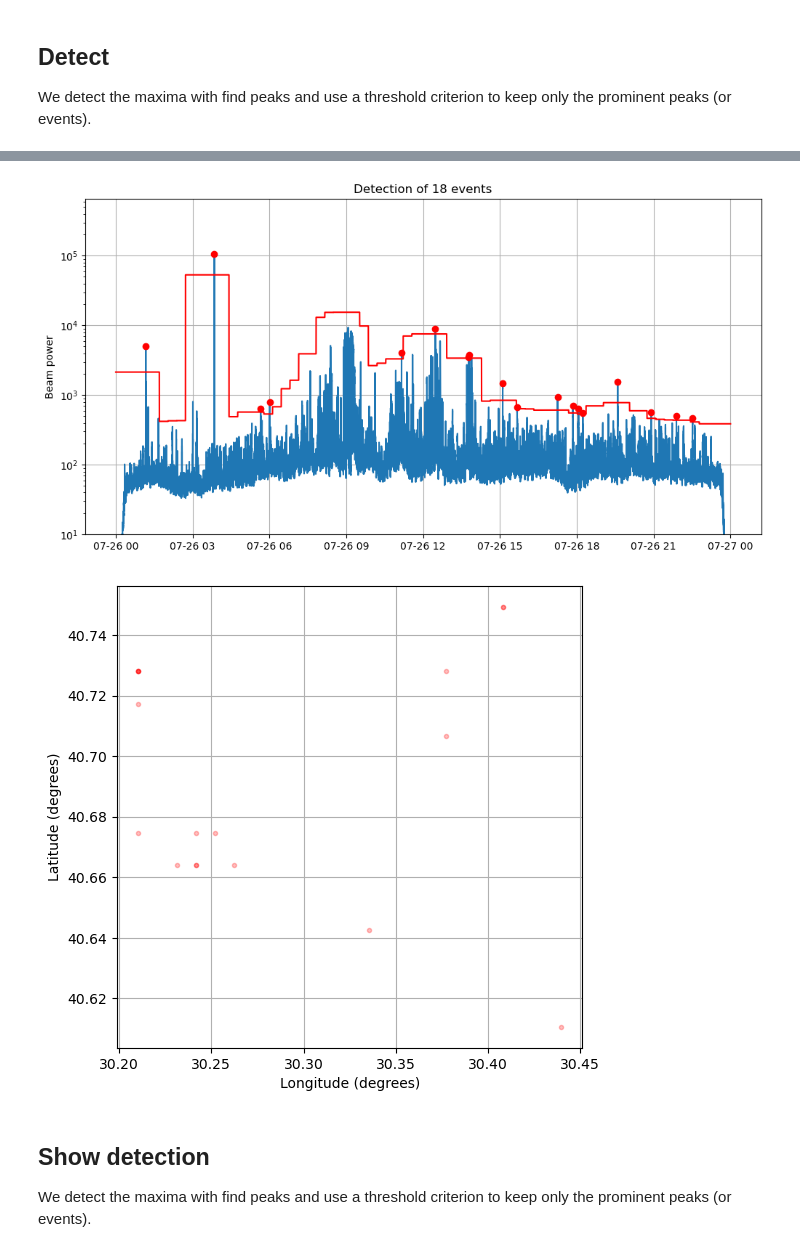
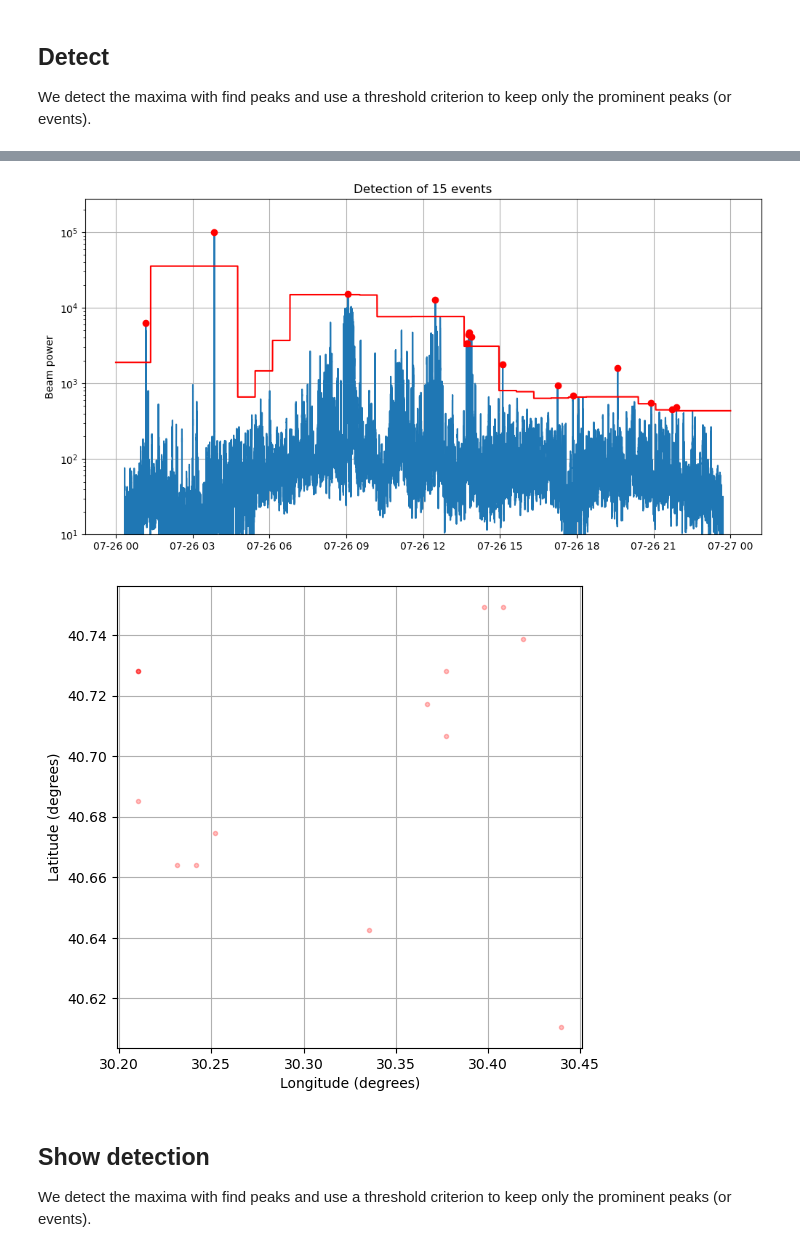
Before and after one commit to ebeauce/beampower, a Jupyter notebook: notebooks/3_beampower.ipynb, the cells around one changed output, grey strips where cells are left out. Saved outputs shown, nothing was run; the diff lists cells and outputs as text; code cells hidden in the pictures.

```diff
--- a/notebooks/3_beampower.ipynb
+++ b/notebooks/3_beampower.ipynb
@@ -58,13 +61,15 @@ def envelope(x):
     array-like
         The envelope of x with same shape than x.
     """
+
+    # Envelope
+    x = np.abs(signal.hilbert(x))
+
     # Normalization
     x_mad = scimad(x)
     x_mad = 1.0 if x_mad == 0.0 else x_mad
-
-    # Envelope
-    x = np.abs(signal.hilbert(x / x_mad))
+    x = (x - np.median(x)) / x_mad
 
     # Clip
-    x_max = 10.0 ** (5.0 * stats.median_abs_deviation(x))
+    x_max = 10.0 ** 5.0
     return x.clip(None, x_max)
@@ -91,17 +98,21 @@ COMPONENTS = ["N", "E", "Z"]
 num_stations = len(network)
 num_components = len(COMPONENTS)
 
-# Header
+# Find the miniseed files and read them with obspy's read function
 filepaths_waveforms = glob.glob(DIRPATH_WAVEFORMS)
 traces = read(DIRPATH_WAVEFORMS)
 
+# set the num_samples variables to 1 day (some traces may have num_samples+1 samples because of
+# time rounding errors when downloading and preprocessing the data)
+num_samples = int(24. * 3600. * traces[0].stats.sampling_rate)
+
 waveform_features = np.zeros(
-    (num_stations, num_components, len(traces[0].data)), dtype=np.float32
+    (num_stations, num_components, num_samples), dtype=np.float32
 )
 for s, sta in enumerate(network.code):
     for c, cp in enumerate(COMPONENTS):
         tr = traces.select(station=sta, component=cp)[0]
-        waveform_features[s, c, :] = envelope(tr.data)
+        waveform_features[s, c, :] = envelope(tr.data)[..., :num_samples]
 # %% [markdown]
 ## Show an example envelope
 
@@ -301,41 +317,49 @@ def time_dependent_threshold(
     )
     return threshold
 # %%
+# the detection threshold is evaluated in a sliding window with duration SLIDING_WINDOW_DURATION_SEC
+SLIDING_WINDOW_DURATION_SEC = 7200.
+# within each sliding window, the detection threshold is the mean (median) + NUM_DEV the standard deviation (median absolute deviation)
+NUM_DEV = 8.
+
 # compute the time-dependent detection threshold
-window_length = int(3600 * sampling_rate)
-threshold = time_dependent_threshold(beam_max, window_length, num_dev=8., threshold_type="rms")
+window_length = int(SLIDING_WINDOW_DURATION_SEC * sampling_rate)
+threshold = time_dependent_threshold(beam_max, window_length, num_dev=NUM_DEV, threshold_type="rms")
 # %%
 MIN_DETECTION_INTERVAL = int(60 * sampling_rate)
 
 # Detect
-peaks, _ = signal.find_peaks(beam_max, distance=MIN_DETECTION_INTERVAL)
+peaks, peak_properties = signal.find_peaks(beam_max, distance=MIN_DETECTION_INTERVAL)
+# scipy's find_peaks function has a lot of interesting parameters you can play with. For example,
+# the "prominence" parameter may help discard flat peaks that are typical of when a single station
+# dominates a beam
+# peaks, peak_properties = signal.find_peaks(beam_max, distance=MIN_DETECTION_INTERVAL, prominence=50, wlen=int(1. * sampling_rate))
 peaks = peaks[beam_max[peaks] > threshold[peaks]]
 
 # Show
 fig_beam = plt.figure("beam", figsize=(12, 6))
 
-times = pd.to_datetime(traces[0].times("timestamp"), unit="s")
+times = pd.to_datetime(traces[0].times("timestamp")[:num_samples], unit="s").copy()
 
 plt.plot(times, beam_max)
 plt.plot(times, threshold, color="r")
 plt.plot(times[peaks], beam_max[peaks], marker="o", ls="", color="r", label="Detections")
 
 plt.semilogy()
 plt.ylim(bottom=10)
 plt.ylabel("Beam power")
 plt.grid()
 plt.title(f"Detection of {len(peaks)} events")
 plt.show()
 
 fig_events = plt.figure("epicenters", figsize=(6, 6))
 plt.plot(source_coordinates["longitude"][beam_argmax[peaks]], source_coordinates["latitude"][beam_argmax[peaks]], ".r", alpha=0.25)
 plt.xlabel("Longitude (degrees)")
 plt.ylabel("Latitude (degrees)")
-# plt.gca().invert_yaxis()
 plt.grid()
 # %% [output]
-[figure, old version]
+[figure, new version]
-[figure, old version]
+[figure, new version]
 # %% [markdown]
 ## Show detection
 
```
Also changed, not shown: parts of 11 cells of this notebook, 2 other files.
